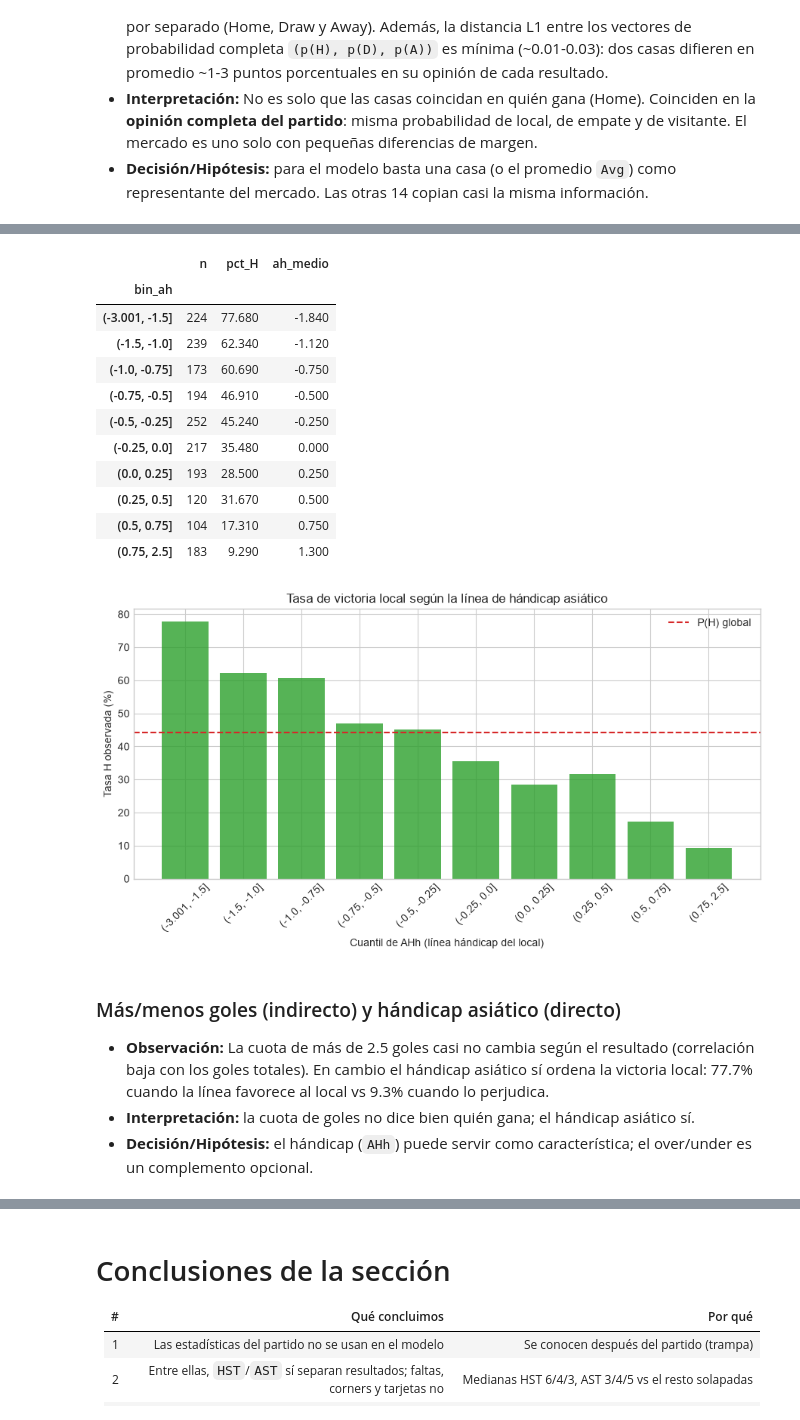
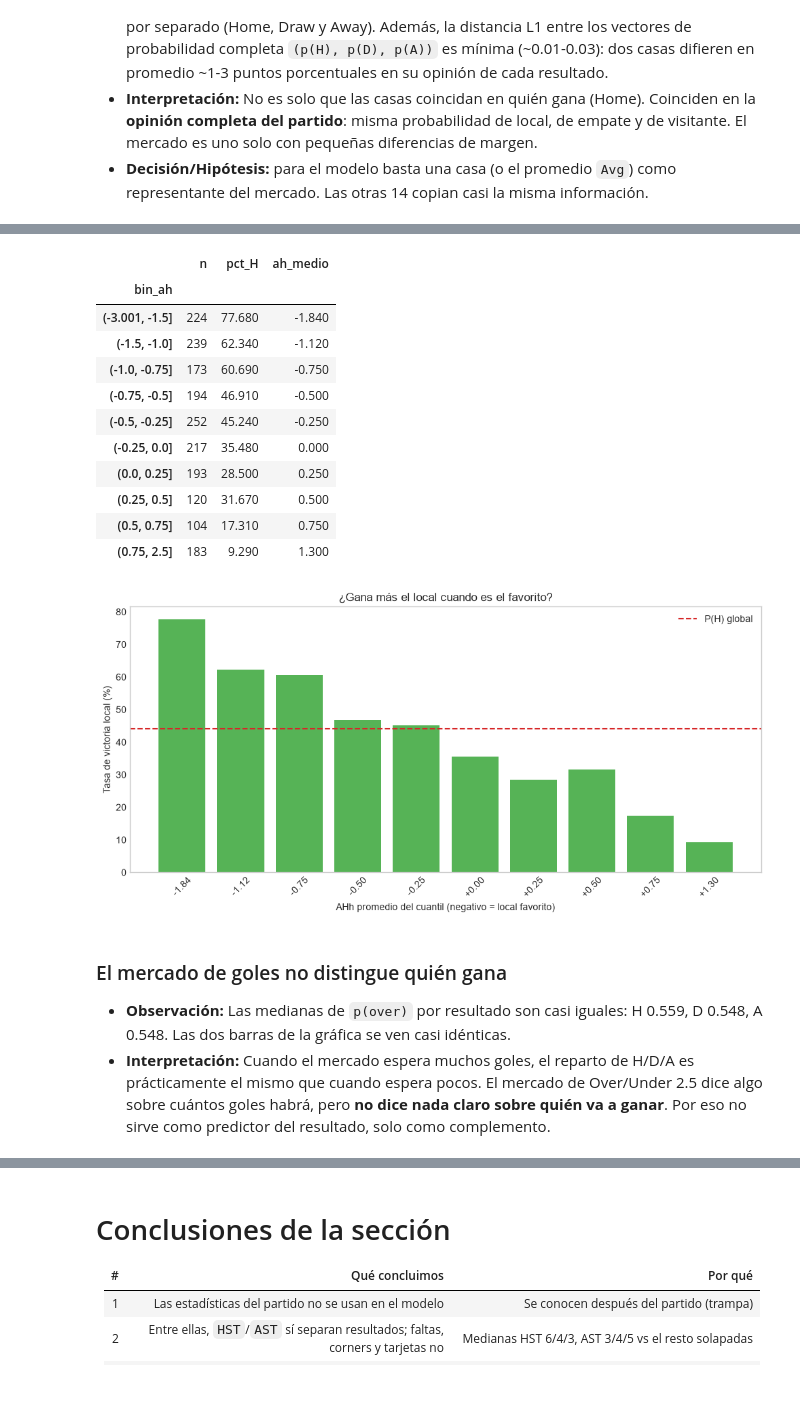
Before and after one commit to errodd/premier_league_football_predictor, a Jupyter notebook: notebooks/EDA.ipynb, the cells around one changed output, grey strips where cells are left out. Drawn from its saved outputs; the diff is of its cells as text; code cells hidden in the pictures; blank space fills up the shorter version.

```diff
--- a/notebooks/EDA.ipynb
+++ b/notebooks/EDA.ipynb
@@ -1395,48 +1440,54 @@ Name: p_over, dtype: float64
 # %%
-# Hándicap asiático: AHh (línea de casa) vs tasa observada de victorias locales
+# Hándicap asiático: la casa dice qué tan fuerte es cada equipo
+# AHh = ventaja/desventaja que le da al local. Negativo = favorito, positivo = underdog.
+# La gráfica muestra: cuanto más negativo AHh, más veces gana el local.
 ah_df = premier_df[["AHh", "FTR"]].dropna().copy()
 ah_df["es_H"] = ah_df["FTR"].eq("H").astype(int)
 ah_df["bin_ah"] = pd.qcut(ah_df["AHh"], 10, duplicates="drop")
 
 tabla_ah = ah_df.groupby("bin_ah", observed=True).agg(
     n=("es_H", "size"),
     pct_H=("es_H", "mean"),
     ah_medio=("AHh", "mean"),
 )
 tabla_ah["pct_H"] = (tabla_ah["pct_H"] * 100).round(2)
 tabla_ah["ah_medio"] = tabla_ah["ah_medio"].round(2)
 display(tabla_ah)
 
-fig, ax = plt.subplots(figsize=(9, 5))
-ax.bar(tabla_ah.index.astype(str), tabla_ah["pct_H"], color="#2CA02C", alpha=0.8)
+fig, ax = plt.subplots(figsize=(10, 5))
+ax.grid(False)
+etiquetas = [f"{v:+.2f}" for v in tabla_ah["ah_medio"]]
+ax.bar(etiquetas, tabla_ah["pct_H"], color="#2CA02C", alpha=0.8)
 ax.axhline(premier_df["FTR"].eq("H").mean() * 100, color="#D62728",
            linestyle="--", label="P(H) global")
-ax.set(xlabel="Cuantil de AHh (línea hándicap del local)", ylabel="Tasa H observada (%)",
-       title="Tasa de victoria local según la línea de hándicap asiático")
+ax.set(xlabel="AHh promedio del cuantil (negativo = local favorito)",
+       ylabel="Tasa de victoria local (%)",
+       title="¿Gana más el local cuando es el favorito?")
 ax.legend()
 plt.xticks(rotation=45)
 plt.tight_layout()
 plt.show()
 # %% [output]
 |  | n | pct_H | ah_medio |
 | bin_ah |  |  |  |
 | (-3.001, -1.5] | 224 | 77.680 | -1.840 |
 | (-1.5, -1.0] | 239 | 62.340 | -1.120 |
 | (-1.0, -0.75] | 173 | 60.690 | -0.750 |
 | (-0.75, -0.5] | 194 | 46.910 | -0.500 |
 | (-0.5, -0.25] | 252 | 45.240 | -0.250 |
 | (-0.25, 0.0] | 217 | 35.480 | 0.000 |
 | (0.0, 0.25] | 193 | 28.500 | 0.250 |
 | (0.25, 0.5] | 120 | 31.670 | 0.500 |
 | (0.5, 0.75] | 104 | 17.310 | 0.750 |
 | (0.75, 2.5] | 183 | 9.290 | 1.300 |
-[figure, old version]
+[figure, new version]
 # %% [markdown]
-### Más/menos goles (indirecto) y hándicap asiático (directo)
+### El mercado de goles no distingue quién gana
 
-- **Observación:** La cuota de más de 2.5 goles casi no cambia según el resultado
-  (correlación baja con los goles totales). En cambio el hándicap asiático sí ordena la
-  victoria local: 77.7% cuando la línea favorece al local vs 9.3% cuando lo perjudica.
-- **Interpretación:** la cuota de goles no dice bien quién gana; el hándicap asiático sí.
-- **Decisión/Hipótesis:** el hándicap (`AHh`) puede servir como característica; el
-  over/under es un complemento opcional.
+- **Observación:** Las medianas de `p(over)` por resultado son casi iguales:
+  H 0.559, D 0.548, A 0.548. Las dos barras de la gráfica se ven casi idénticas.
+- **Interpretación:** Cuando el mercado espera muchos goles, el reparto de
+  H/D/A es prácticamente el mismo que cuando espera pocos. El mercado de
+  Over/Under 2.5 dice algo sobre cuántos goles habrá, pero **no dice nada
+  claro sobre quién va a ganar**. Por eso no sirve como predictor del
+  resultado, solo como complemento.
```
Also changed, not shown: parts of 4 cells of this notebook.
